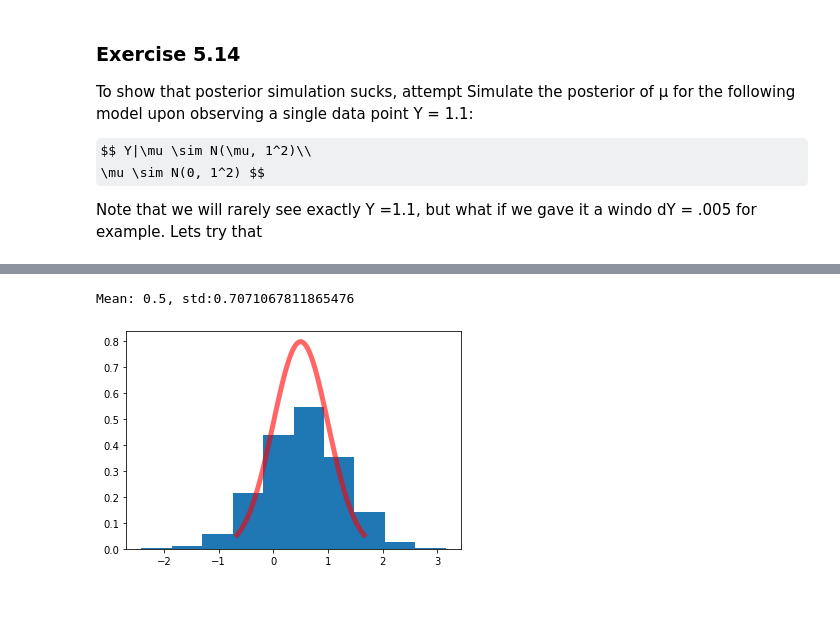
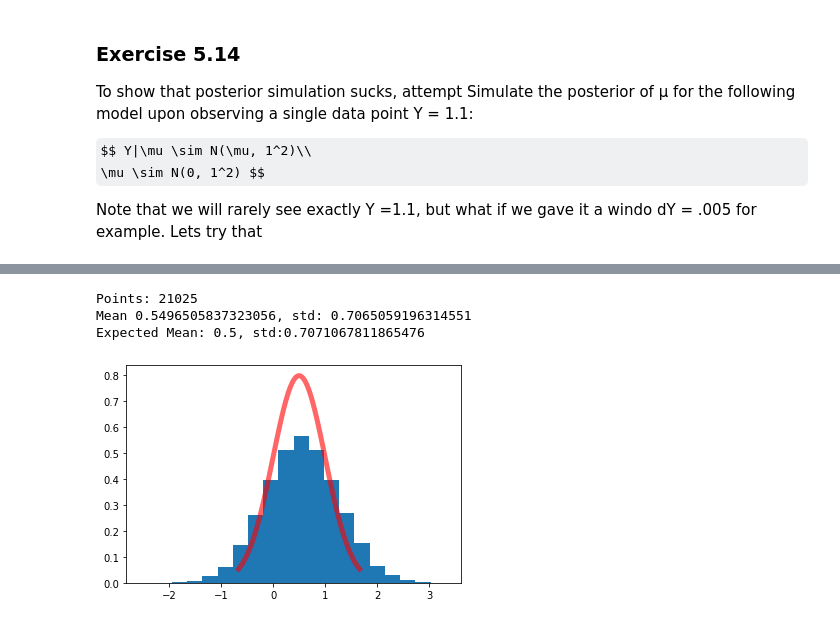
Before and after one commit to DrEntropy/BayesRulesWork, a Jupyter notebook: Chapter5.ipynb, the cells around one changed output, grey strips where cells are left out. Saved outputs shown, nothing was run; the diff lists cells and outputs as text; code cells hidden in the pictures; some formulas as TeX source.

```diff
--- a/Chapter5.ipynb
+++ b/Chapter5.ipynb
@@ -241,14 +239,7 @@ The true answer is:
-# %%
-fig, ax = plt.subplots(1, 1)
-mean = 1/2.0  # weighted result
-var = 1/2.0 # 1*1/(1^2 + 1^2)
-print(f"Mean: {mean}, std:{np.sqrt(var)}")
-res = norm(loc = mean, scale =  var)
-
-x = np.linspace(res.ppf(0.01),
-                res.ppf(0.99), 100)
-ax.plot(x, res.pdf(x), 'r-', lw=5, alpha=0.6)
-ax.hist(close_results.mu, density = True);
-# %% [output]
-Mean: 0.5, std:0.7071067811865476
-[figure, removed]
+# %%
+compare_with_deltaY(.005)
+# %% [output]
+Points: 21025
+Mean 0.5496505837323056, std: 0.7065059196314551
+Expected Mean: 0.5, std:0.7071067811865476
+[figure, added]
```
Also changed, not shown: parts of 9 cells of this notebook.
